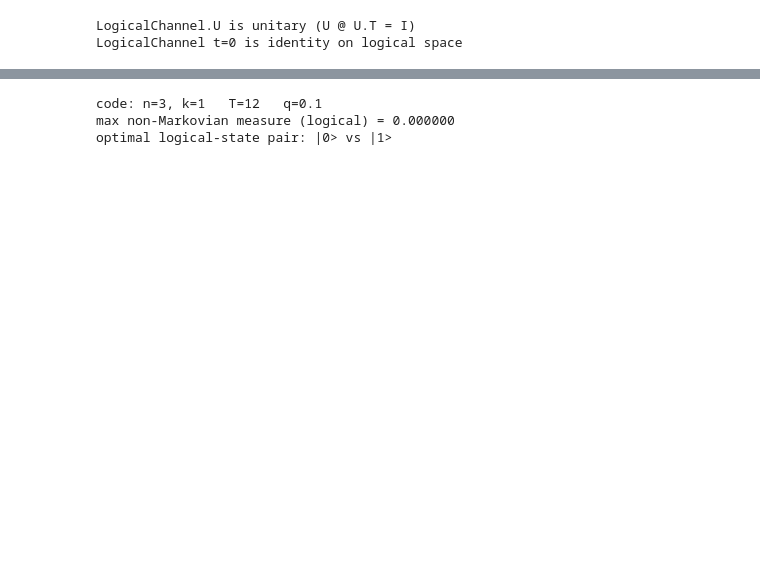
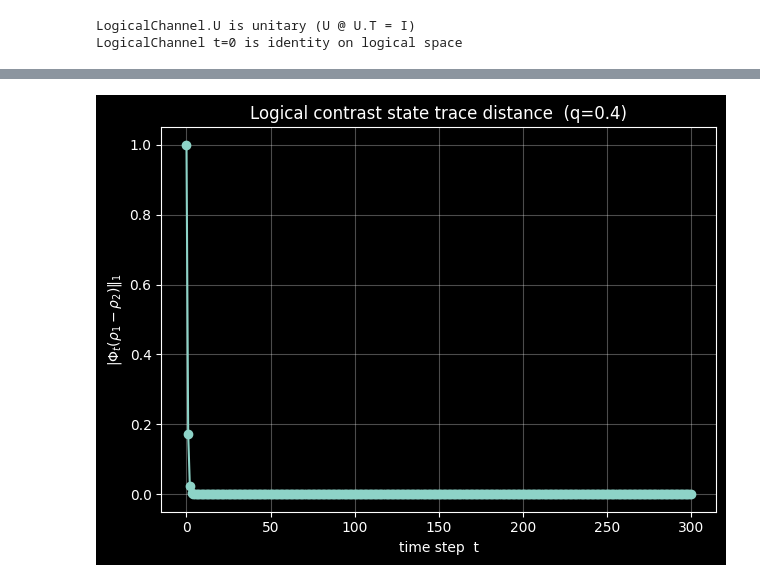
Before and after one commit to YommoY-official/MPQMasters, a Jupyter notebook: non_markovian_measure/non_markovian_measure.ipynb, the cells around one changed output, grey strips where cells are left out. Saved outputs shown, nothing was run; the diff lists cells and outputs as text; code cells hidden in the pictures; blank space fills up the shorter version.

```diff
--- a/non_markovian_measure/non_markovian_measure.ipynb
+++ b/non_markovian_measure/non_markovian_measure.ipynb
@@ -48,15 +149,24 @@ print(partial_trace_syndrome(M, code))
 [[0.3+0.j 0. +0.j]
  [0. +0.j 0.7+0.j]]
-# %%
-# ---- Max BLP measure over logical basis-state pairs ----
-T = 12
-q = 0.1
-ch = LogicalChannel(code, T, q)
-val, (i, j) = ch.max_measure()
-print(f"code: n={code.n}, k={code.k}   T={T}   q={q}")
-print(f"max non-Markovian measure (logical) = {val:.6f}")
-print(f"optimal logical-state pair: |{i}> vs |{j}>")
-# %% [output]
-code: n=3, k=1   T=12   q=0.1
-max non-Markovian measure (logical) = 0.000000
-optimal logical-state pair: |0> vs |1>
+# %%
+q = 0.4
+Tmax = 300
+channel = LogicalChannel(code_random1, Tmax, q)
+
+# contrast state rho1 - rho2  (traceless Hermitian)
+rho = logical_basis_state(code, 0) - logical_basis_state(code, 1)
+dim_L = 2 ** code.k
+
+
+ts   = list(range(0, Tmax + 1))
+dist = [trace_norm(channel(t, rho)) for t in ts]
+
+plt.plot(ts, dist, marker='o')
+plt.xlabel('time step  t')
+plt.ylabel(r'$|\Phi_t(\rho_1-\rho_2)\|_1$')
+plt.title(f'Logical contrast state trace distance  (q={q})')
+plt.grid(alpha=0.3)
+plt.tight_layout()
+plt.show()
+# %% [output]
+[figure, added]
```
Also changed, not shown: parts of 24 cells of this notebook, 2 other files.
